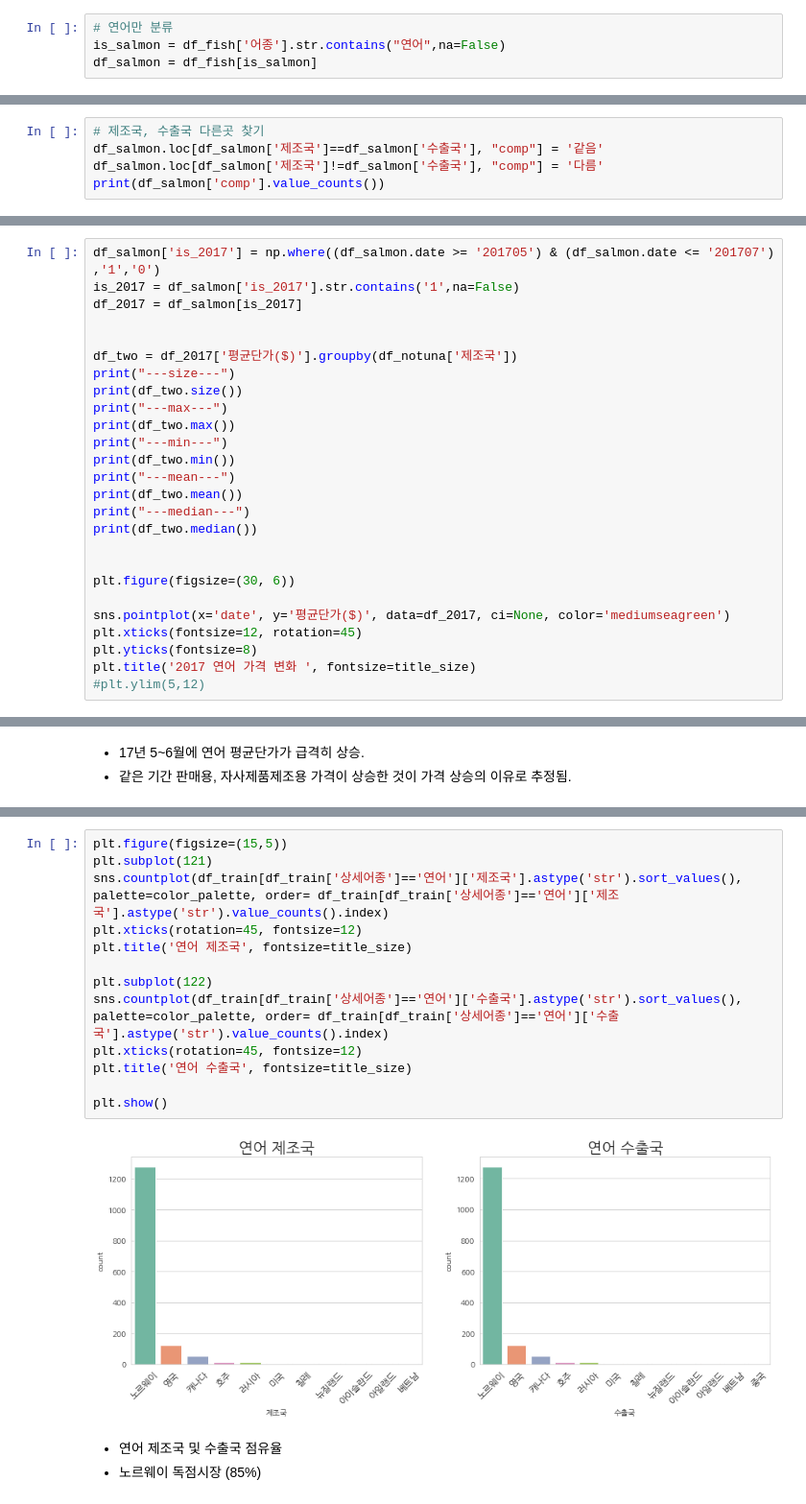
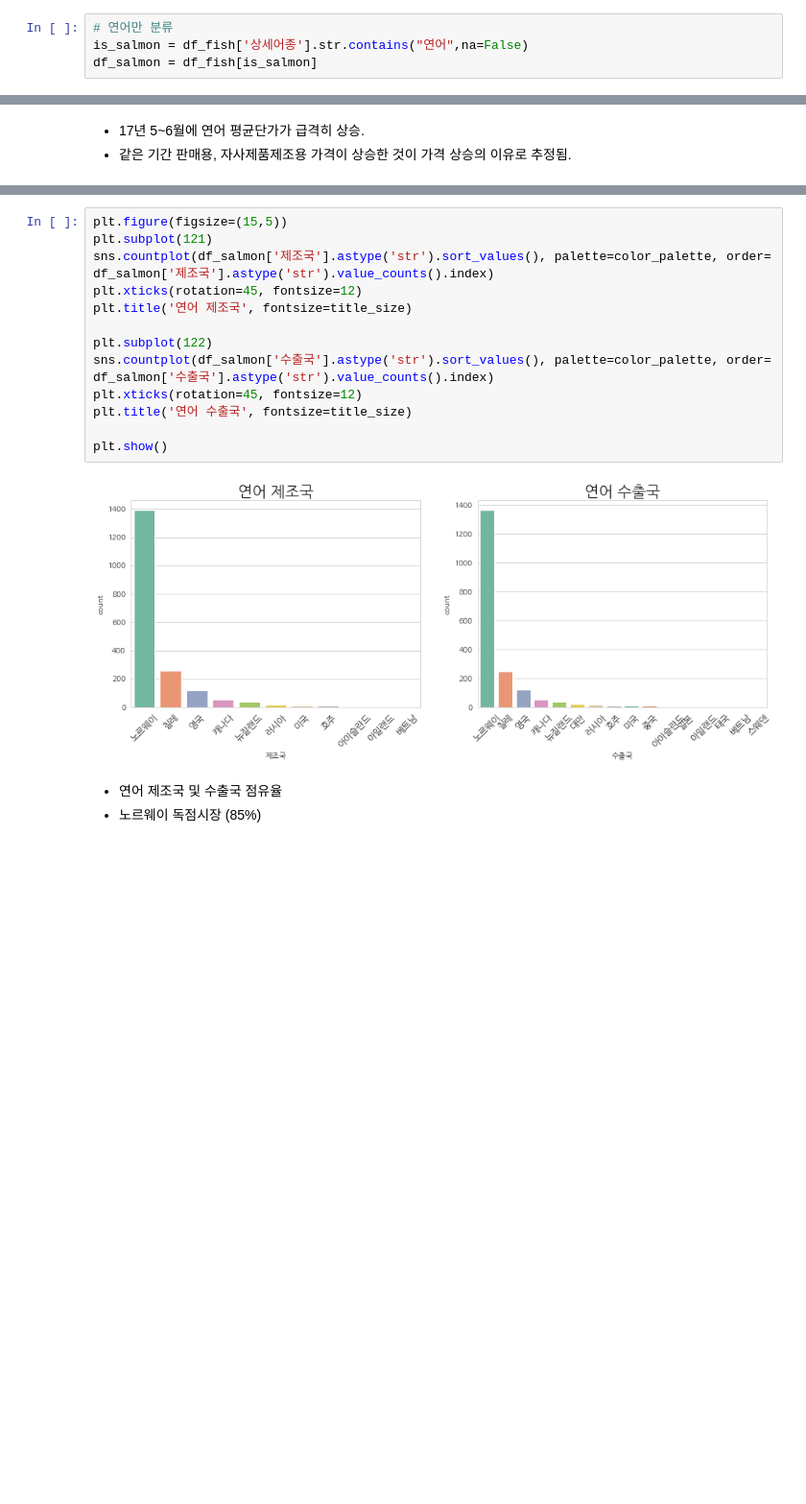
Before and after one commit to Yeony54/Project_Seafood_Import_Price_Prediction, a Jupyter notebook: 1. 제공데이터 EDA (수정).ipynb, the cells around one changed output, grey strips where cells are left out. Shown at 96% size. Saved outputs shown, nothing was run; the diff lists cells and outputs as text; blank space fills up the shorter version.

```diff
--- a/1. 제공데이터 EDA (수정).ipynb
+++ b/1. 제공데이터 EDA (수정).ipynb
@@ -668,6 +595,6 @@ pd.DataFrame({'all':all_squid_count,
 #### 연어
 # %%
 # 연어만 분류
-is_salmon = df_fish['어종'].str.contains("연어",na=False)
+is_salmon = df_fish['상세어종'].str.contains("연어",na=False)
 df_salmon = df_fish[is_salmon]
 # %%
@@ -692,8 +620,3 @@ plt.title('연어 수입형태', fontsize=title_size)
 plt.tight_layout()
 # %% [output]
 [figure]
-# %%
-# 제조국, 수출국 다른곳 찾기
-df_salmon.loc[df_salmon['제조국']==df_salmon['수출국'], "comp"] = '같음'
-df_salmon.loc[df_salmon['제조국']!=df_salmon['수출국'], "comp"] = '다름'
-print(df_salmon['comp'].value_counts())
@@ -855,27 +677 @@ Name: 평균단가($), dtype: float64
 [figure]
-# %%
-df_salmon['is_2017'] = np.where((df_salmon.date >= '201705') & (df_salmon.date <= '201707') ,'1','0')
-is_2017 = df_salmon['is_2017'].str.contains('1',na=False)
-df_2017 = df_salmon[is_2017]
-
-
-df_two = df_2017['평균단가($)'].groupby(df_notuna['제조국'])
-print("---size---")
-print(df_two.size())
-print("---max---")
-print(df_two.max())
-print("---min---")
-print(df_two.min())
-print("---mean---")
-print(df_two.mean())
-print("---median---")
-print(df_two.median())
-
-
-plt.figure(figsize=(30, 6))
-
-sns.pointplot(x='date', y='평균단가($)', data=df_2017, ci=None, color='mediumseagreen')
-plt.xticks(fontsize=12, rotation=45)
-plt.yticks(fontsize=8)
-plt.title('2017 연어 가격 변화 ', fontsize=title_size)
-#plt.ylim(5,12)
@@ -1026,18 +782,18 @@ Name: 수출국, dtype: float64
 # %%
 plt.figure(figsize=(15,5))
 plt.subplot(121)
-sns.countplot(df_train[df_train['상세어종']=='연어']['제조국'].astype('str').sort_values(), palette=color_palette, order= df_train[df_train['상세어종']=='연어']['제조국'].astype('str').value_counts().index)
+sns.countplot(df_salmon['제조국'].astype('str').sort_values(), palette=color_palette, order= df_salmon['제조국'].astype('str').value_counts().index)
 plt.xticks(rotation=45, fontsize=12)
 plt.title('연어 제조국', fontsize=title_size)
 
 plt.subplot(122)
-sns.countplot(df_train[df_train['상세어종']=='연어']['수출국'].astype('str').sort_values(), palette=color_palette, order= df_train[df_train['상세어종']=='연어']['수출국'].astype('str').value_counts().index)
+sns.countplot(df_salmon['수출국'].astype('str').sort_values(), palette=color_palette, order= df_salmon['수출국'].astype('str').value_counts().index)
 plt.xticks(rotation=45, fontsize=12)
 plt.title('연어 수출국', fontsize=title_size)
 
 plt.show()
 # %% [output]
-[figure, old version]
+[figure, new version]
 # %% [markdown]
 - 연어 제조국 및 수출국 점유율
 - 노르웨이 독점시장 (85%)
```
Also changed, not shown: parts of 79 cells of this notebook.
